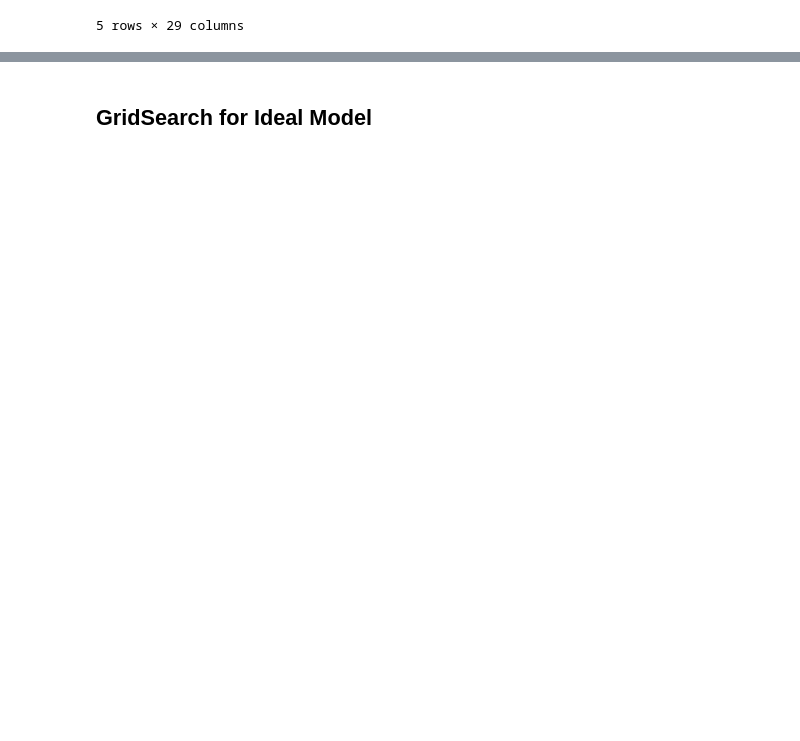
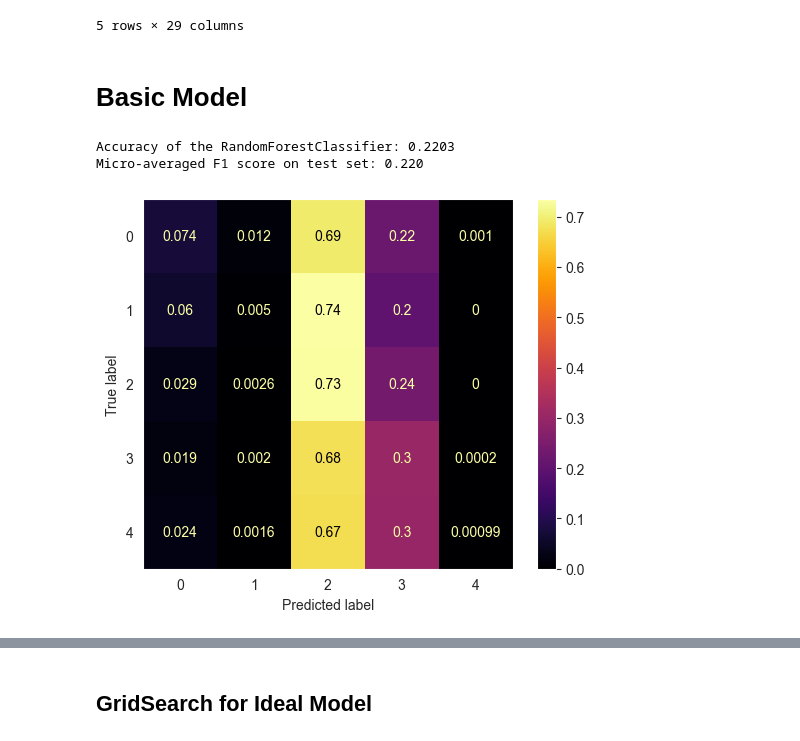
Before and after one commit to kaden-young/AITools, a Jupyter notebook: M6 Pitch/andy-gridsearch.ipynb, the cells around one changed output, grey strips where cells are left out. Cells and saved outputs as stored; diff of their text form; code cells hidden in the pictures; blank space fills up the shorter version.

Commit message:
Cleaned up notebook, and added one for running the same model on lemmatized text.

```diff
--- a/M6 Pitch/andy-gridsearch.ipynb
+++ b/M6 Pitch/andy-gridsearch.ipynb
@@ -98,3 +98,33 @@ df.head()
 | 3 | 1 | 1 | The Outback is the vast, remote, ... | Outback is in AUSTRALIA!!! | 1336608000 | 0 | 0 | Outback vast , remote , arid area... | ... |
 | 4 | 1 | 1 | Grace Burrowes lives within a few... | Not as good as its progenitor | 1378252800 | 0 | 0 | Grace Burrowes live mile , want t... | ... |
 5 rows × 29 columns
+# %% [markdown]
+# Basic Model
+# %%
+from sklearn.model_selection import train_test_split
+from sklearn.metrics import f1_score
+from sklearn.ensemble import  RandomForestClassifier
+from sklearn.metrics import confusion_matrix, ConfusionMatrixDisplay
+from sklearn.compose import ColumnTransformer
+import matplotlib.pyplot as plt
+
+basic_X = df[['image', 'verified', 'vote']]
+basic_y = df['overall']
+basic_X_train, basic_X_test, basic_y_train, basic_y_test = train_test_split(basic_X, basic_y, random_state=55)
+
+rf_model = RandomForestClassifier()
+rf_model.fit(basic_X_train, basic_y_train)
+rf_reg_y_test_pred = rf_model.predict(basic_X_test)
+
+rf_model_accuracy = rf_model.score(basic_X_test, basic_y_test)
+print(f"Accuracy of the RandomForestClassifier: {rf_model_accuracy:.4f}")
+print("Micro-averaged F1 score on test set: %0.3f" % f1_score(basic_y_test, rf_reg_y_test_pred, average="micro"))
+
+cm = confusion_matrix(basic_y_test, rf_reg_y_test_pred, normalize='true')
+disp = ConfusionMatrixDisplay(confusion_matrix=cm)
+disp.plot(cmap='inferno')
+plt.grid(None)
+# %% [output]
+Accuracy of the RandomForestClassifier: 0.2203
+Micro-averaged F1 score on test set: 0.220
+[figure, added]
```
Also changed, not shown: parts of 14 cells of this notebook, 1 other file.
